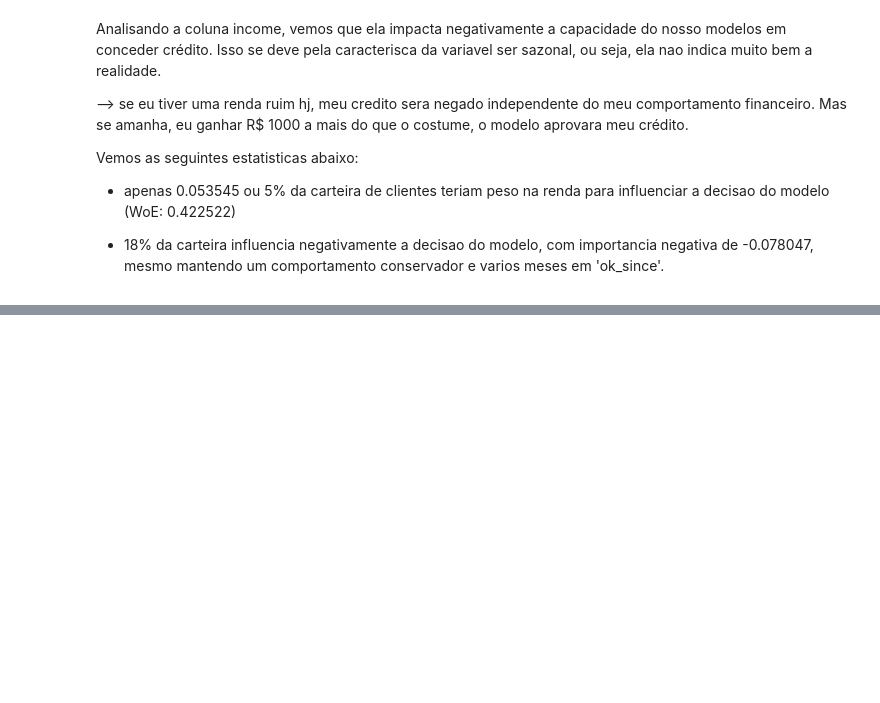
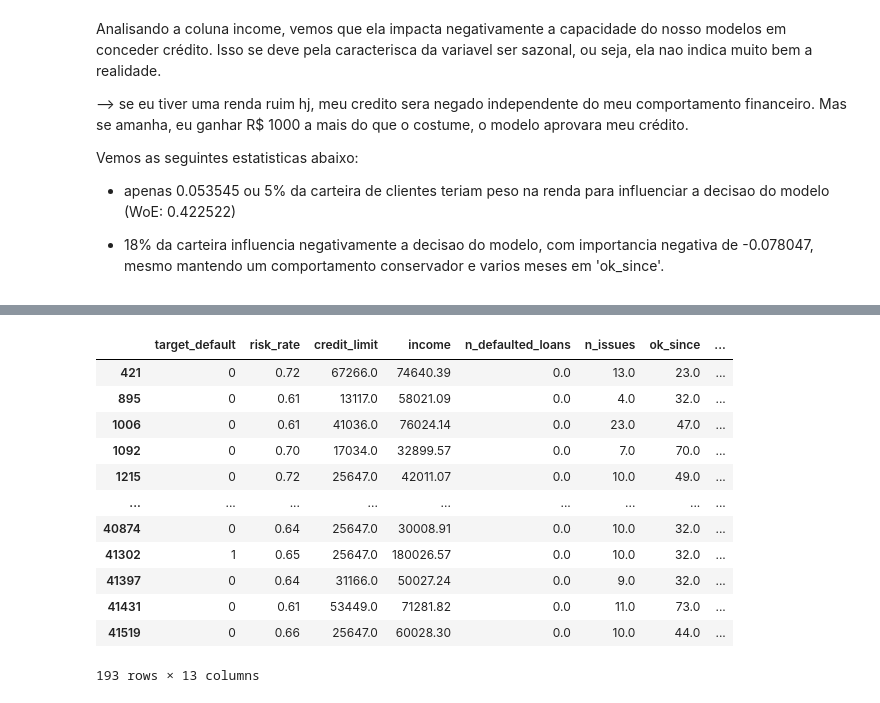
Before and after one commit to WesleySouza13/Nubank-Credit-Risk, a Jupyter notebook: notebooks/modeling.ipynb, the cells around one changed output, grey strips where cells are left out. Cells and saved outputs as stored; diff of their text form; code cells hidden in the pictures; blank space fills up the shorter version.

```diff
--- a/notebooks/modeling.ipynb
+++ b/notebooks/modeling.ipynb
@@ -438,0 +448,16 @@ Vemos as seguintes estatisticas abaixo:
+# %%
+df[df['risk_rate']>0.6]
+# %% [output]
+|  | target_default | risk_rate | credit_limit | income | n_defaulted_loans | n_issues | ok_since | ... |
+| 421 | 0 | 0.72 | 67266.0 | 74640.39 | 0.0 | 13.0 | 23.0 | ... |
+| 895 | 0 | 0.61 | 13117.0 | 58021.09 | 0.0 | 4.0 | 32.0 | ... |
+| 1006 | 0 | 0.61 | 41036.0 | 76024.14 | 0.0 | 23.0 | 47.0 | ... |
+| 1092 | 0 | 0.70 | 17034.0 | 32899.57 | 0.0 | 7.0 | 70.0 | ... |
+| 1215 | 0 | 0.72 | 25647.0 | 42011.07 | 0.0 | 10.0 | 49.0 | ... |
+| ... | ... | ... | ... | ... | ... | ... | ... | ... |
+| 40874 | 0 | 0.64 | 25647.0 | 30008.91 | 0.0 | 10.0 | 32.0 | ... |
+| 41302 | 1 | 0.65 | 25647.0 | 180026.57 | 0.0 | 10.0 | 32.0 | ... |
+| 41397 | 0 | 0.64 | 31166.0 | 50027.24 | 0.0 | 9.0 | 32.0 | ... |
+| 41431 | 0 | 0.61 | 53449.0 | 71281.82 | 0.0 | 11.0 | 73.0 | ... |
+| 41519 | 0 | 0.66 | 25647.0 | 60028.30 | 0.0 | 10.0 | 44.0 | ... |
+193 rows × 13 columns
```
Also changed, not shown: parts of 26 cells of this notebook, 5 other files.
